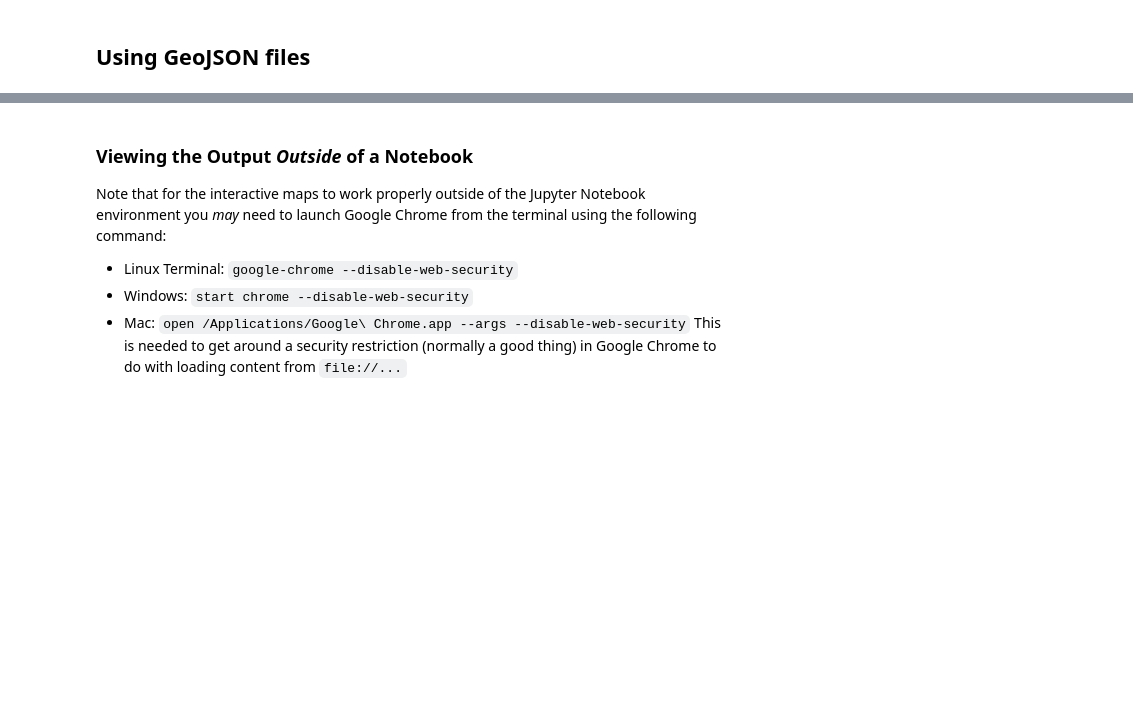
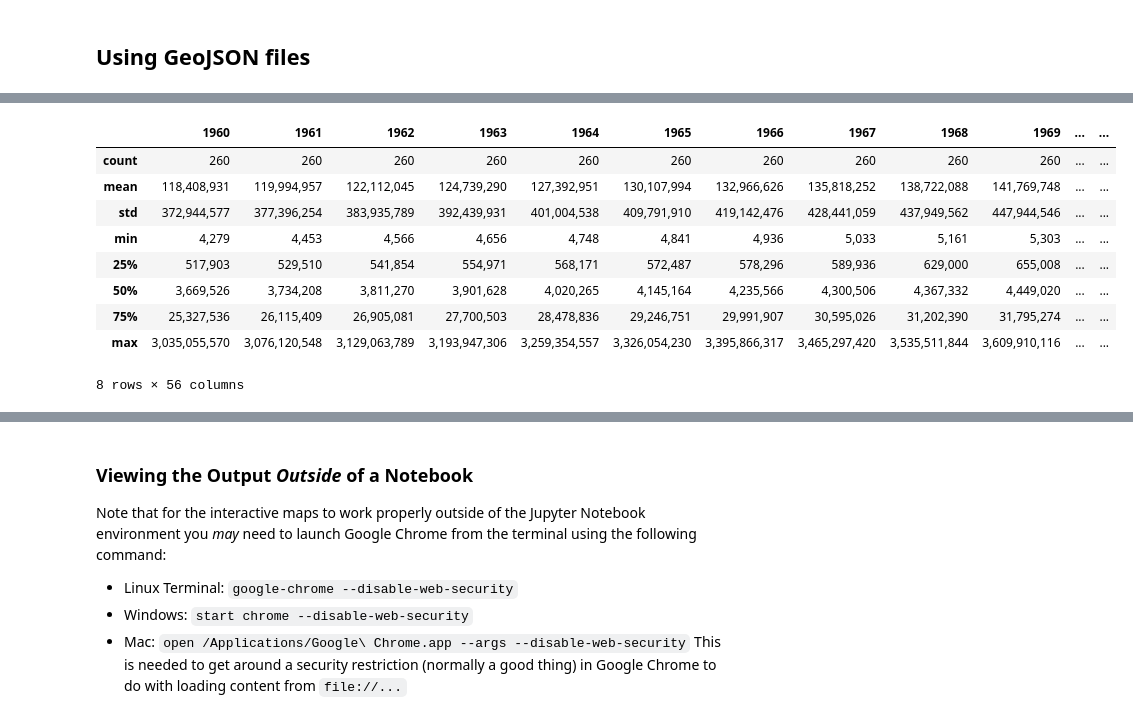
Before and after one commit to kingsgeocomp/spatial-analysis, a Jupyter notebook: New-Practical-1-Simple Web Mapping.ipynb, the cells around one changed output, grey strips where cells are left out. Drawn from its saved outputs; the diff is of its cells as text; code cells hidden in the pictures; blank space fills up the shorter version.

```diff
--- a/New-Practical-1-Simple Web Mapping.ipynb
+++ b/New-Practical-1-Simple Web Mapping.ipynb
@@ -293,0 +236,17 @@ _Objective:_ drawing on the code that you used to show the LSOA data as a chorop
+# %%
+# This sets it for all summaries
+pd.set_option('display.float_format', lambda x: '{:,.0f}'.format(x))
+
+# Summarise
+df.describe()
+# %% [output]
+|  | 1960 | 1961 | 1962 | 1963 | 1964 | 1965 | 1966 | 1967 | 1968 | 1969 | ... | ... |
+| count | 260 | 260 | 260 | 260 | 260 | 260 | 260 | 260 | 260 | 260 | ... | ... |
+| mean | 118,408,931 | 119,994,957 | 122,112,045 | 124,739,290 | 127,392,951 | 130,107,994 | 132,966,626 | 135,818,252 | 138,722,088 | 141,769,748 | ... | ... |
+| std | 372,944,577 | 377,396,254 | 383,935,789 | 392,439,931 | 401,004,538 | 409,791,910 | 419,142,476 | 428,441,059 | 437,949,562 | 447,944,546 | ... | ... |
+| min | 4,279 | 4,453 | 4,566 | 4,656 | 4,748 | 4,841 | 4,936 | 5,033 | 5,161 | 5,303 | ... | ... |
+| 25% | 517,903 | 529,510 | 541,854 | 554,971 | 568,171 | 572,487 | 578,296 | 589,936 | 629,000 | 655,008 | ... | ... |
+| 50% | 3,669,526 | 3,734,208 | 3,811,270 | 3,901,628 | 4,020,265 | 4,145,164 | 4,235,566 | 4,300,506 | 4,367,332 | 4,449,020 | ... | ... |
+| 75% | 25,327,536 | 26,115,409 | 26,905,081 | 27,700,503 | 28,478,836 | 29,246,751 | 29,991,907 | 30,595,026 | 31,202,390 | 31,795,274 | ... | ... |
+| max | 3,035,055,570 | 3,076,120,548 | 3,129,063,789 | 3,193,947,306 | 3,259,354,557 | 3,326,054,230 | 3,395,866,317 | 3,465,297,420 | 3,535,511,844 | 3,609,910,116 | ... | ... |
+8 rows × 56 columns
```
Also changed, not shown: parts of 66 cells of this notebook.
